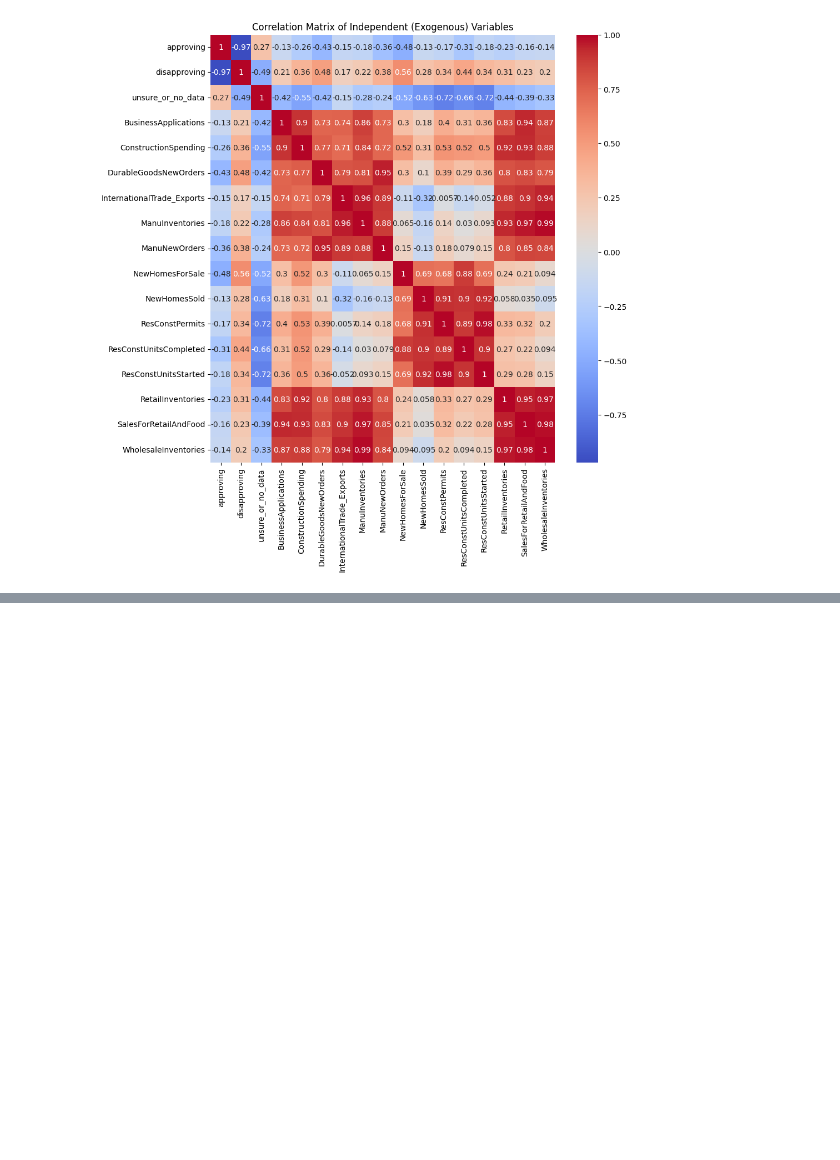
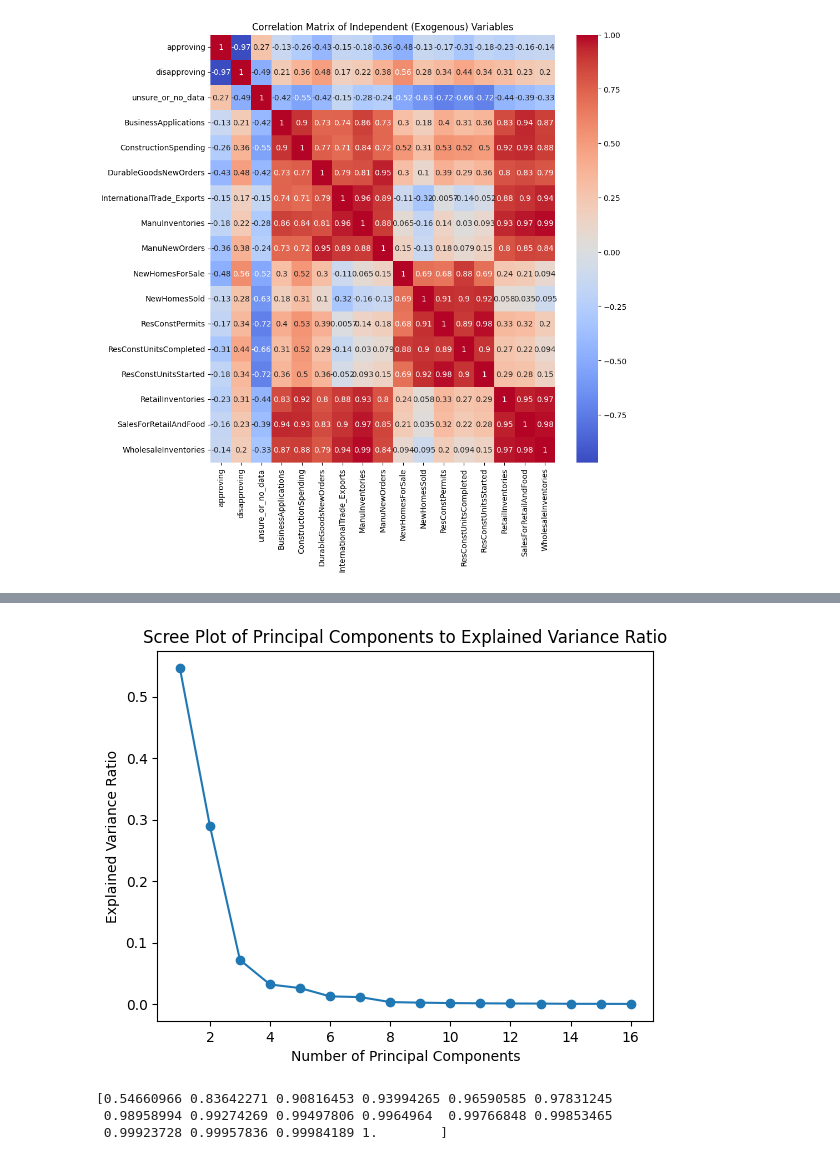
Before and after one commit to rich-ard/executive_order_prediction, a Jupyter notebook: data_exploration/data_exploration.ipynb, the cells around one changed output, grey strips where cells are left out. Cells and saved outputs as stored; diff of their text form; code cells hidden in the pictures; blank space fills up the shorter version.

```diff
--- a/data_exploration/data_exploration.ipynb
+++ b/data_exploration/data_exploration.ipynb
@@ -124,5 +156,6 @@ Below, [significant multicollnearity (> 0.8)](https://online.stat.psu.edu/stat46
 # %%
-correlation_matrix = df.drop(['orders_outcome_var', 'orders_outcome_var_diff'], axis = 1).corr()
+df_exog_vars = df.drop(['orders_outcome_var', 'orders_outcome_var_diff'], axis = 1)
+correlation_matrix = df_exog_vars.corr()
 fig, ax = plt.subplots(figsize=(10,10))
 sns.heatmap(correlation_matrix, annot=True, cmap='coolwarm', ax=ax).set(title = 'Correlation Matrix of Independent (Exogenous) Variables')
 
@@ -131,0 +181,11 @@ plt.show()
+# %%
+df_exog_interpolated = df_exog_vars.interpolate(method='spline', order = 3) # order 3 is cubic
+fig5 = px.line(df_exog_interpolated)
+fig5.update_layout(
+    xaxis_title = 'Date',
+    yaxis_title = 'No. Exec. Orders',
+    title = 'Exogenous Variables (Interpolated) as Line Graph'
+)
+fig4.show()
+null_rows = df_exog_interpolated[df_exog_interpolated.isnull().any(axis=1)]
+print(f'{len(null_rows)} rows with null values found: {len(null_rows)} out of {len(df_exog_interpolated)} total')
@@ -131,0 +203,11 @@ plt.show()
+# %%
+scaler = StandardScaler()
+df_to_standardize = df_exog_interpolated.drop(['disapproving'], axis=1)
+df_standardized = scaler.fit_transform(df_to_standardize)
+
+# create matrix of all principal components
+
+pca = PCA()
+pca.fit(df_standardized)
+
+print(pca.components_)
@@ -131,0 +236,20 @@ plt.show()
+# %%
+# Calculate explained variance ratio
+explained_variance_ratio = pca.explained_variance_ratio_
+
+# Scree plot using explained variance ratio
+plt.plot(range(1,
+               len(pca.explained_variance_ratio_) + 1),
+         pca.explained_variance_ratio_,
+         'o-')
+plt.xlabel('Number of Principal Components')
+plt.ylabel('Explained Variance Ratio')
+plt.title('Scree Plot of Principal Components to Explained Variance Ratio')
+plt.show()
+
+print(pca.explained_variance_ratio_.cumsum())
+# %% [output]
+[figure, added]
+[0.54660966 0.83642271 0.90816453 0.93994265 0.96590585 0.97831245
+ 0.98958994 0.99274269 0.99497806 0.9964964  0.99766848 0.99853465
+ 0.99923728 0.99957836 0.99984189 1.        ]
```
Also changed, not shown: parts of 11 cells of this notebook.
